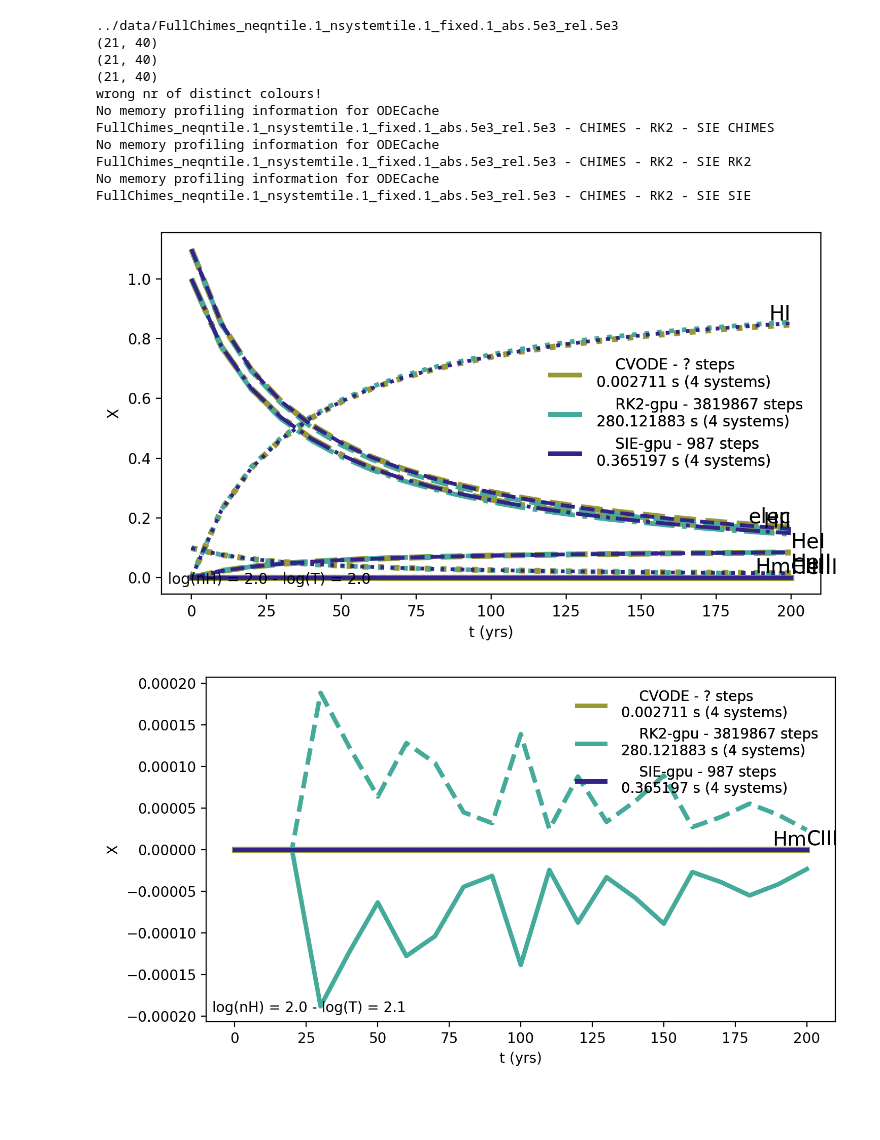
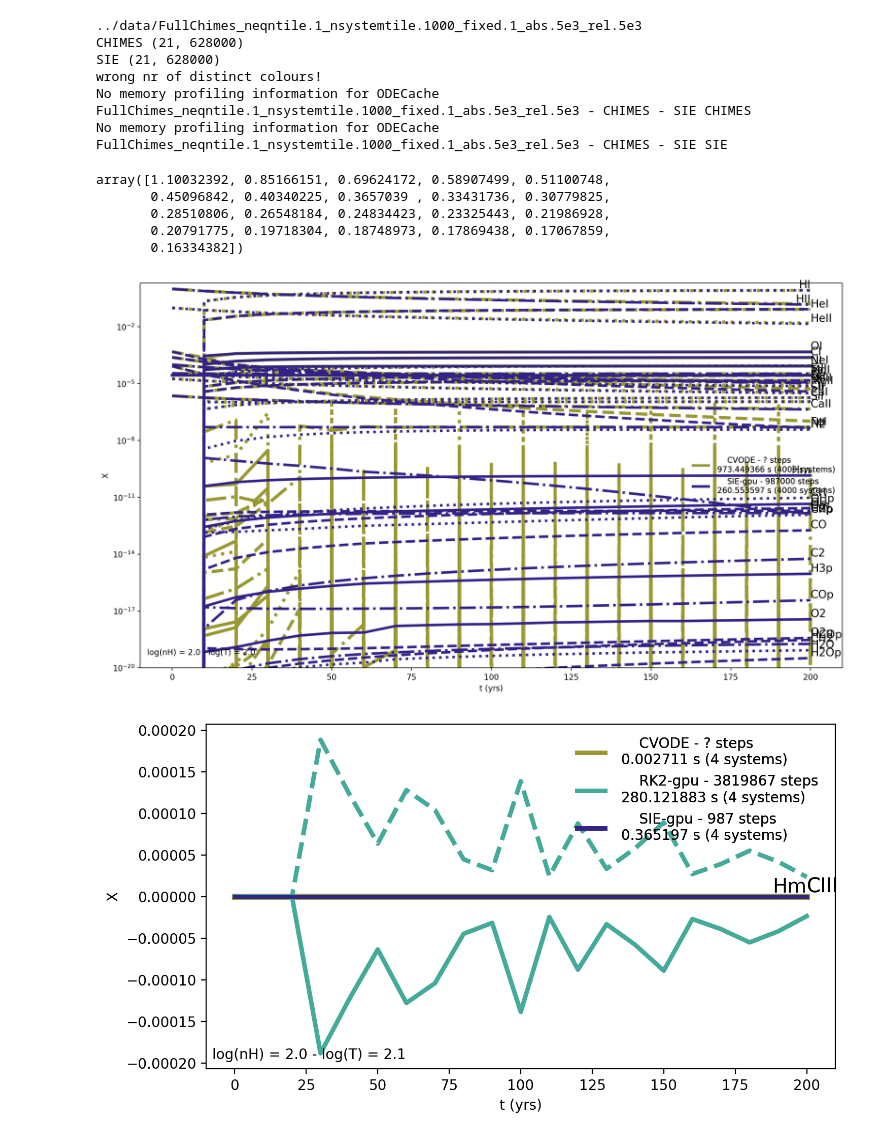
Before and after one commit to agurvich/WIND, a Jupyter notebook: ntbks/PlotScratch.ipynb, the cells around one changed output. Cells and saved outputs as stored; diff of their text form; code cells hidden in the pictures; blank space fills up the shorter version.

Commit message:
removed debug flags and replaced optimization flags to compare with full chimes network. tiling 4 systems 1000 times sees a speedup of ~3.5x, nice.

```diff
--- a/ntbks/PlotScratch.ipynb
+++ b/ntbks/PlotScratch.ipynb
@@ -13,26 +13,34 @@ import pandas as pd
 # %%
 from wind.python.odecache import ODECache
 # %%
-my_cache = ODECache('FullChimes_neqntile.1_nsystemtile.1_fixed.1_abs.5e3_rel.5e3','cache.hdf5',solvers=['SIE','RK2','CHIMES'])
+my_cache = ODECache('FullChimes_neqntile.1_nsystemtile.1000_fixed.1_abs.5e3_rel.5e3','cache.hdf5',solvers=['SIE','CHIMES'])
 # %% [output]
-../data/FullChimes_neqntile.1_nsystemtile.1_fixed.1_abs.5e3_rel.5e3
-(21, 40)
-(21, 40)
-(21, 40)
+../data/FullChimes_neqntile.1_nsystemtile.1000_fixed.1_abs.5e3_rel.5e3
+CHIMES (21, 628000)
+SIE (21, 628000)
 wrong nr of distinct colours!
-No memory profiling information for ODECache FullChimes_neqntile.1_nsystemtile.1_fixed.1_abs.5e3_rel.5e3 - CHIMES - RK2 - SIE CHIMES
-No memory profiling information for ODECache FullChimes_neqntile.1_nsystemtile.1_fixed.1_abs.5e3_rel.5e3 - CHIMES - RK2 - SIE RK2
-No memory profiling information for ODECache FullChimes_neqntile.1_nsystemtile.1_fixed.1_abs.5e3_rel.5e3 - CHIMES - RK2 - SIE SIE
+No memory profiling information for ODECache FullChimes_neqntile.1_nsystemtile.1000_fixed.1_abs.5e3_rel.5e3 - CHIMES - SIE CHIMES
+No memory profiling information for ODECache FullChimes_neqntile.1_nsystemtile.1000_fixed.1_abs.5e3_rel.5e3 - CHIMES - SIE SIE
+# %%
+my_cache.equations_over_time['SIE'][0,0,:]
+# %% [output]
+array([1.10032392, 0.85166151, 0.69624172, 0.58907499, 0.51100748,
+       0.45096842, 0.40340225, 0.3657039 , 0.33431736, 0.30779825,
+       0.28510806, 0.26548184, 0.24834423, 0.23325443, 0.21986928,
+       0.20791775, 0.19718304, 0.18748973, 0.17869438, 0.17067859,
+       0.16334382])
 # %%
 plt.clf()
-my_cache.plot_system_over_time(0,ax=plt.gca(),xname='t (yrs)',yname='X',equation_indices=[1,2,4,5,6]) ## 3 is molecular, so are 7-9, 0 is ne
+my_cache.plot_system_over_time(0,ax=plt.gca(),xname='t (yrs)',yname='X',equation_indices=range(1,157)) ## 3 is molecular, so are 7-9, 0 is ne
+plt.gca().set_yscale('log')
+plt.gca().set_ylim(1e-20,2)
 plt.gcf().set_facecolor('white')
-plt.gcf().set_size_inches(8,4.5)
-plt.gcf().set_dpi(200)
+#plt.gcf().set_size_inches(8,4.5)
+#plt.gcf().set_dpi(200)
 
 plt.gcf()
 # %% [output]
-[figure, old version]
+[figure, new version]
 # %%
 plt.clf()
 my_cache.plot_system_over_time(2,ax=plt.gca(),xname='t (yrs)',yname='X',equation_indices=set(range(10))-set([0,1,2,4,5,6])) ## 3 is molecular, so are 7-9, 0 is ne
```
Also changed, not shown: 7 other files.
